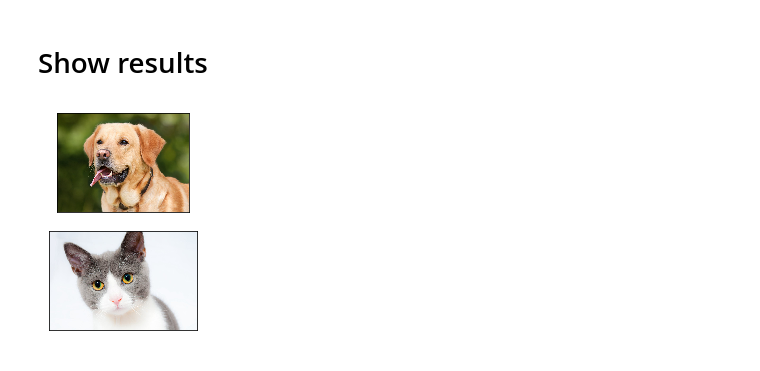
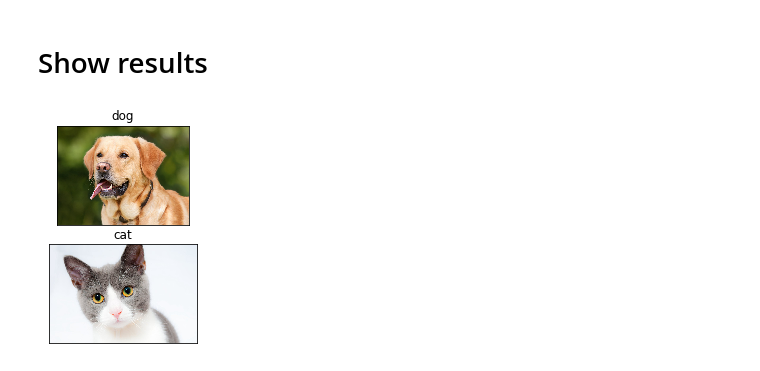
Before and after one commit to treilly94/ml_face_recognition, a Jupyter notebook: animal_recognition.ipynb, the cells around one changed output. Cells and saved outputs as stored; diff of their text form; code cells hidden in the pictures.

Commit message:
Added targets

```diff
--- a/animal_recognition.ipynb
+++ b/animal_recognition.ipynb
@@ -7,8 +7,14 @@ import os
 # %% [markdown]
 # Load images
 # %%
+target_names = ["cat", "dog"]
+target = []
 data = []
-# Loop through all .jpg files in a derectory and read them into arrays
+# Loop through all .jpg files in a directory
 for fn in os.listdir("./animals/"):
     if fn.endswith(".jpg"):
+        # Read images into arrays in data
         data.append(plt.imread("./animals/" + fn))
+        # Get targets from file name
+        fn = fn.partition("-")
+        target.append(target_names.index(fn[0]))
@@ -37,9 +23,10 @@ data
 # %%
 # Convert arrays to images and show
 for i in range(len(data)):
     plt.subplot(len(data), 1, i+1)
     plt.imshow(data[i])
+    plt.title(target_names[target[i]])
     plt.xticks(())
     plt.yticks(())
 # %% [output]
-[figure, old version]
+[figure, new version]
```
Also changed, not shown: parts of 1 cell of this notebook.
